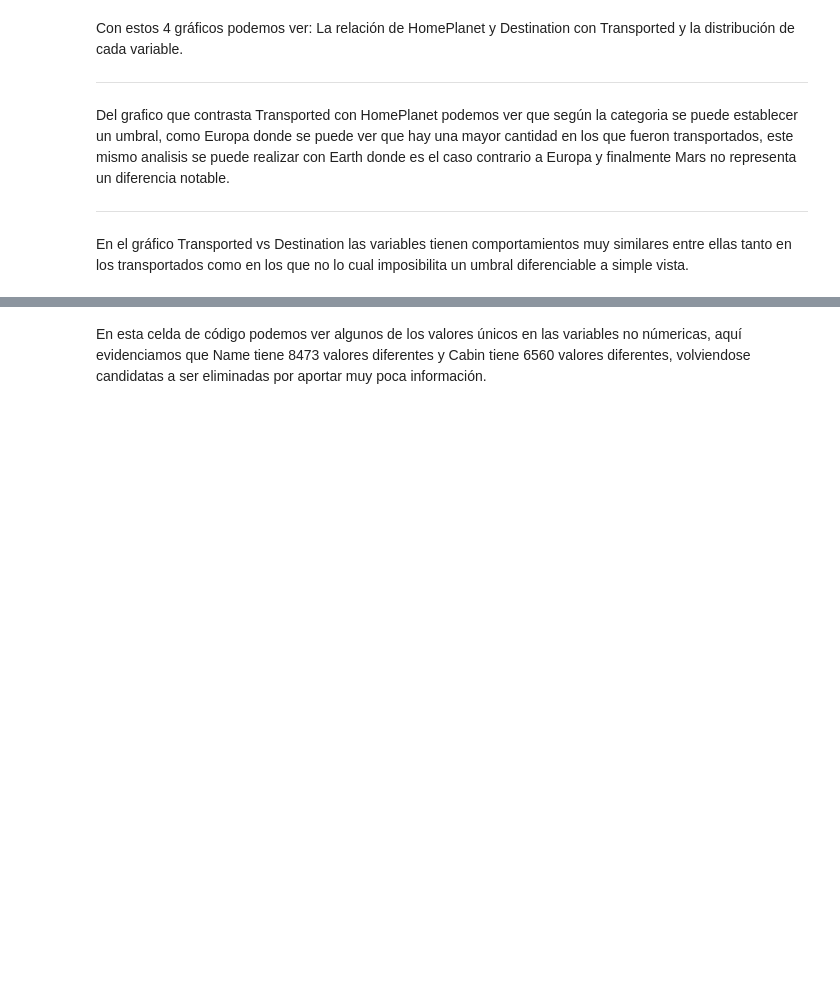
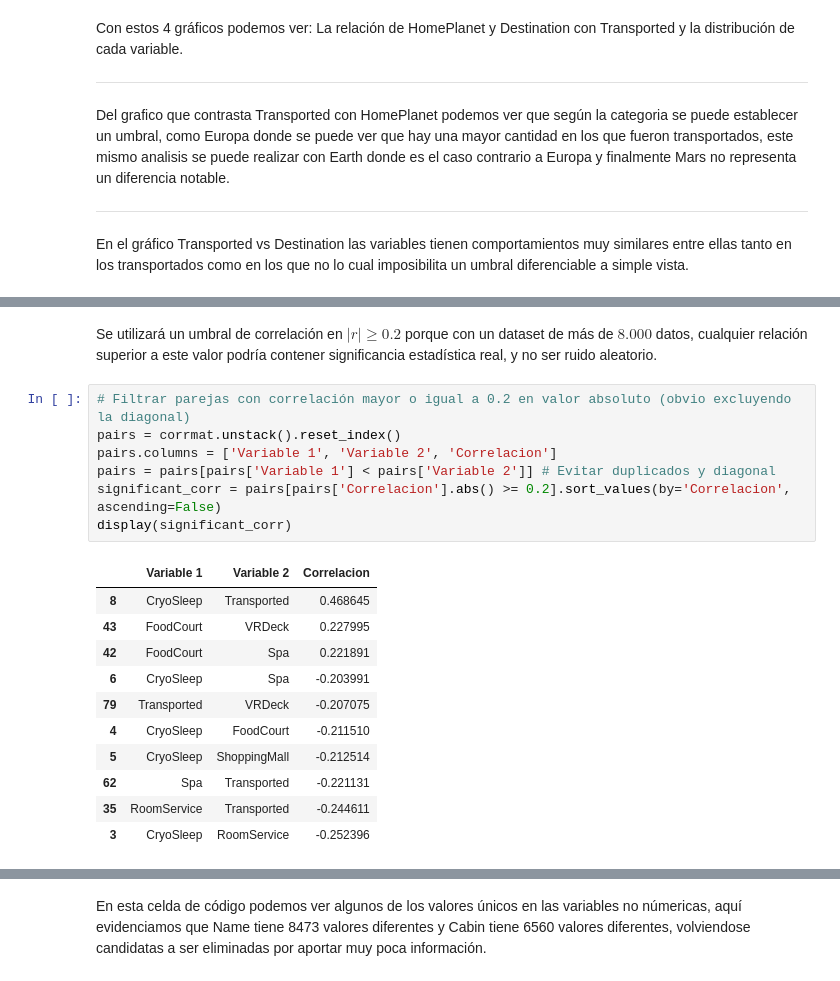
Before and after one commit to Sam-eb/Modelos-1-2026-2, a Jupyter notebook: Proyecto_Modelos_1.ipynb, the cells around one changed output, grey strips where cells are left out. Saved outputs shown, nothing was run; the diff lists cells and outputs as text; blank space fills up the shorter version.

```diff
--- a/Proyecto_Modelos_1.ipynb
+++ b/Proyecto_Modelos_1.ipynb
@@ -139,0 +200,21 @@ Vemos que los 8693 datos solo 402 son diferentes entre VIP Y CryoSleep, siendo e
+# %% [markdown]
+Se utilizará un umbral de correlación en $|r| \ge 0.2$ porque con un dataset de más de $8.000$ datos, cualquier relación superior a este valor podría contener significancia estadística real, y no ser ruido aleatorio.
+# %%
+# Filtrar parejas con correlación mayor o igual a 0.2 en valor absoluto (obvio excluyendo la diagonal)
+pairs = corrmat.unstack().reset_index()
+pairs.columns = ['Variable 1', 'Variable 2', 'Correlacion']
+pairs = pairs[pairs['Variable 1'] < pairs['Variable 2']] # Evitar duplicados y diagonal
+significant_corr = pairs[pairs['Correlacion'].abs() >= 0.2].sort_values(by='Correlacion', ascending=False)
+display(significant_corr)
+# %% [output]
+|  | Variable 1 | Variable 2 | Correlacion |
+| 8 | CryoSleep | Transported | 0.468645 |
+| 43 | FoodCourt | VRDeck | 0.227995 |
+| 42 | FoodCourt | Spa | 0.221891 |
+| 6 | CryoSleep | Spa | -0.203991 |
+| 79 | Transported | VRDeck | -0.207075 |
+| 4 | CryoSleep | FoodCourt | -0.211510 |
+| 5 | CryoSleep | ShoppingMall | -0.212514 |
+| 62 | Spa | Transported | -0.221131 |
+| 35 | RoomService | Transported | -0.244611 |
+| 3 | CryoSleep | RoomService | -0.252396 |
```
Also changed, not shown: parts of 18 cells of this notebook.
